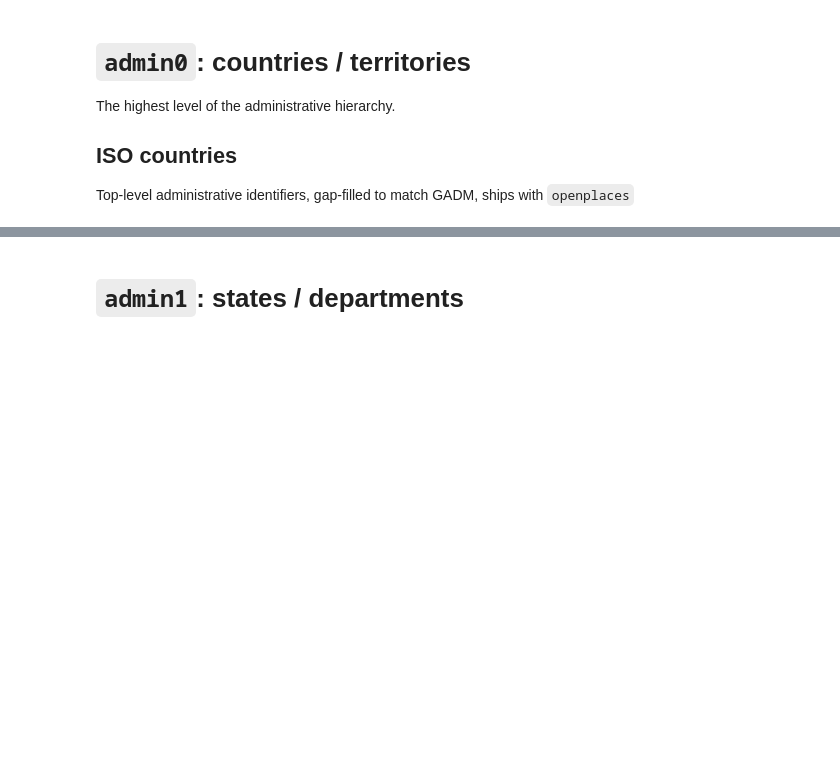
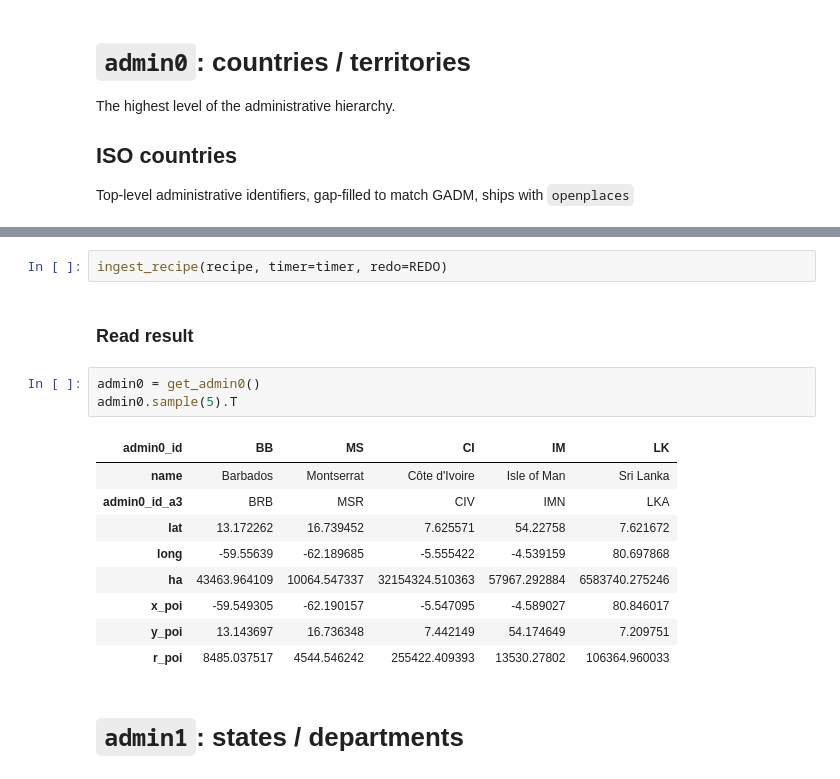
Before and after one commit to chrnolte/openplaces, a Jupyter notebook: notebooks/01_setup/03_prepare_administrative_units.ipynb, the cells around one changed output, grey strips where cells are left out. Drawn from its saved outputs; the diff is of its cells as text; blank space fills up the shorter version.

```diff
--- a/notebooks/01_setup/03_prepare_administrative_units.ipynb
+++ b/notebooks/01_setup/03_prepare_administrative_units.ipynb
@@ -115,3 +86,20 @@ Save simplified coverage as geoparquet........................     0.17s      0.
+# %%
+ingest_recipe(recipe, timer=timer, redo=REDO)
+# %% [markdown]
+### Read result
+# %%
+admin0 = get_admin0()
+admin0.sample(5).T
+# %% [output]
+| admin0_id | BB | MS | CI | IM | LK |
+| name | Barbados | Montserrat | Côte d'Ivoire | Isle of Man | Sri Lanka |
+| admin0_id_a3 | BRB | MSR | CIV | IMN | LKA |
+| lat | 13.172262 | 16.739452 | 7.625571 | 54.22758 | 7.621672 |
+| long | -59.55639 | -62.189685 | -5.555422 | -4.539159 | 80.697868 |
+| ha | 43463.964109 | 10064.547337 | 32154324.510363 | 57967.292884 | 6583740.275246 |
+| x_poi | -59.549305 | -62.190157 | -5.547095 | -4.589027 | 80.846017 |
+| y_poi | 13.143697 | 16.736348 | 7.442149 | 54.174649 | 7.209751 |
+| r_poi | 8485.037517 | 4544.546242 | 255422.409393 | 13530.27802 | 106364.960033 |
 # %% [markdown]
 # ``admin1``: states / departments
 # %% [markdown]
```
Also changed, not shown: parts of 23 cells of this notebook, 7 other files.
